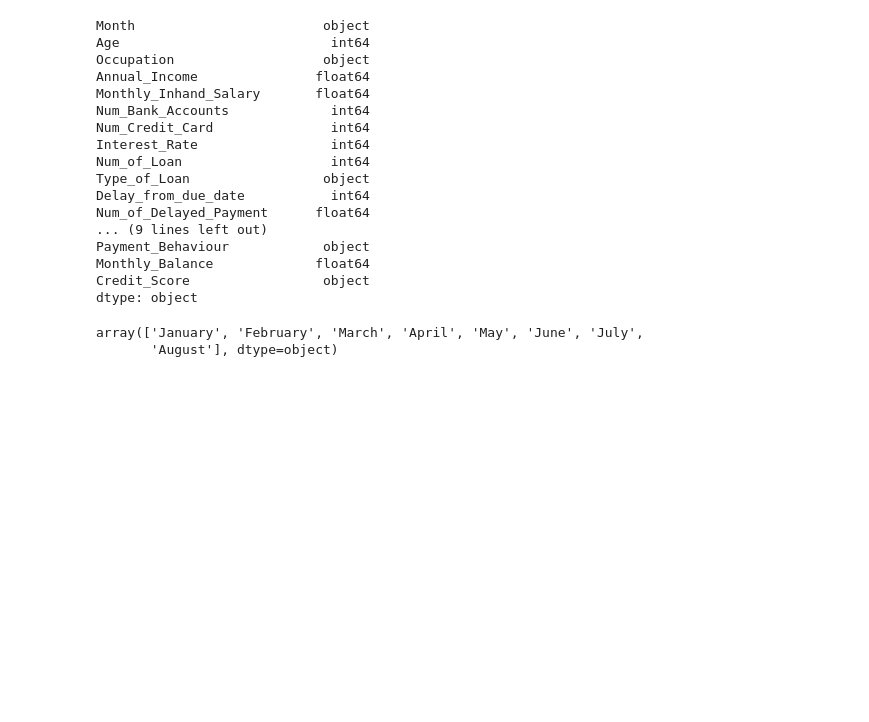
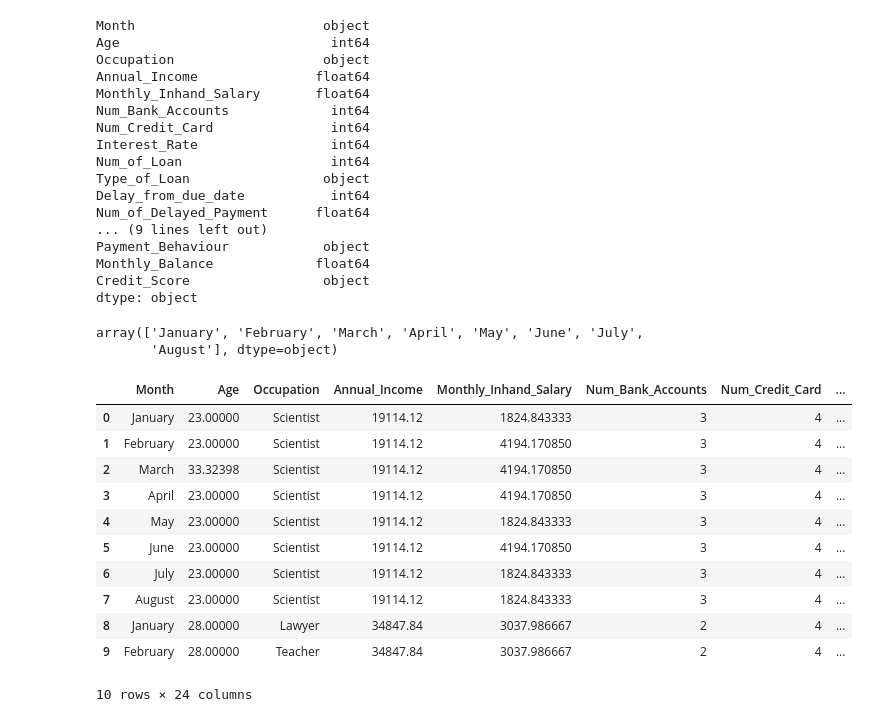
Before and after one commit to UEPP40/PUM, a Jupyter notebook: PUM_Czyszczenie_danych.ipynb, the cells around one changed output. Saved outputs shown, nothing was run; the diff lists cells and outputs as text; code cells hidden in the pictures; blank space fills up the shorter version.

```diff
--- a/PUM_Czyszczenie_danych.ipynb
+++ b/PUM_Czyszczenie_danych.ipynb
@@ -77,7 +77,25 @@ array(['January', 'February', 'March', 'April', 'May', 'June', 'July',
 # %%
 df["Age"].mean()
 df["Age"].max()
-mean = df.loc[(df['Age'] > 0) & (df['Age'] < 105)]["Age"].mean()
-df["Age"].loc[(df["Age"] < 0) | (df["Age"] >100)] = mean
+mean_Age = df.loc[(df['Age'] > 0) & (df['Age'] < 105), "Age"].mean()
+df.loc[(df["Age"] < 0) | (df["Age"] >100), "Age"] = mean_Age
 df.head()
+# %%
+df["Occupation"].unique()
+mode_Occupation = df.loc[df["Occupation"] != "_______", "Occupation"].mode().values[0]
+df.loc[df["Occupation"] == "_______", "Occupation"] = mode_Occupation
+df.head(10)
+# %% [output]
+|  | Month | Age | Occupation | Annual_Income | Monthly_Inhand_Salary | Num_Bank_Accounts | Num_Credit_Card | ... |
+| 0 | January | 23.00000 | Scientist | 19114.12 | 1824.843333 | 3 | 4 | ... |
+| 1 | February | 23.00000 | Scientist | 19114.12 | 4194.170850 | 3 | 4 | ... |
+| 2 | March | 33.32398 | Scientist | 19114.12 | 4194.170850 | 3 | 4 | ... |
+| 3 | April | 23.00000 | Scientist | 19114.12 | 4194.170850 | 3 | 4 | ... |
+| 4 | May | 23.00000 | Scientist | 19114.12 | 1824.843333 | 3 | 4 | ... |
+| 5 | June | 23.00000 | Scientist | 19114.12 | 4194.170850 | 3 | 4 | ... |
+| 6 | July | 23.00000 | Scientist | 19114.12 | 1824.843333 | 3 | 4 | ... |
+| 7 | August | 23.00000 | Scientist | 19114.12 | 1824.843333 | 3 | 4 | ... |
+| 8 | January | 28.00000 | Lawyer | 34847.84 | 3037.986667 | 2 | 4 | ... |
+| 9 | February | 28.00000 | Teacher | 34847.84 | 3037.986667 | 2 | 4 | ... |
+10 rows × 24 columns
 # %%
```
Also changed, not shown: parts of 4 cells of this notebook.
